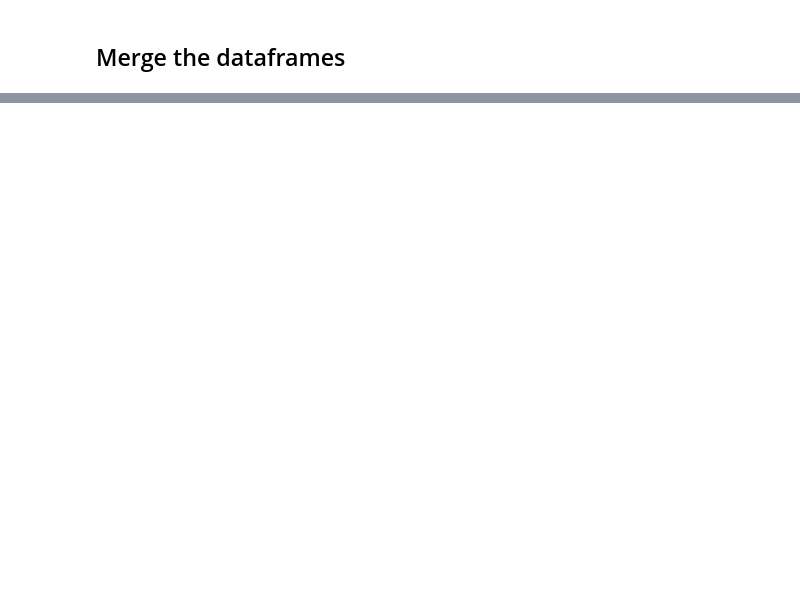
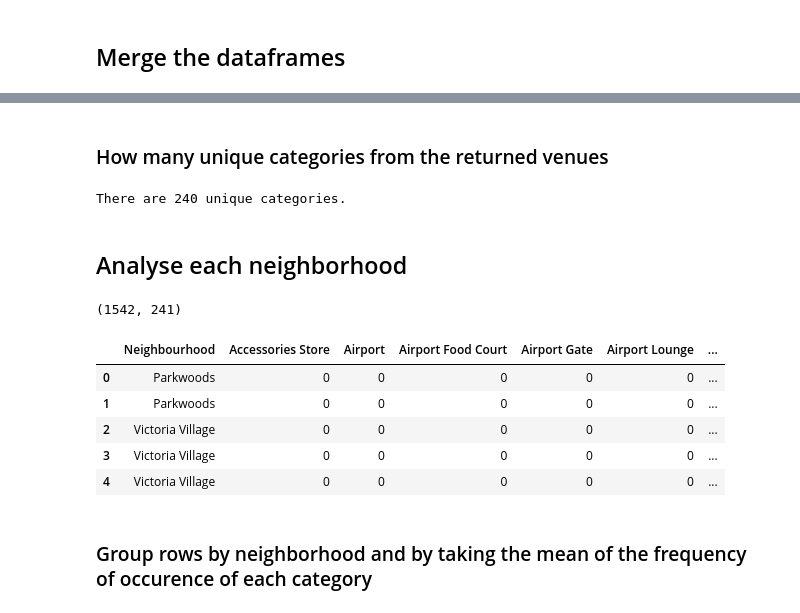
Before and after one commit to SandrineMetral/Coursera_Capstone, a Jupyter notebook: PostalCodes_Table.ipynb, the cells around one changed output, grey strips where cells are left out. Saved outputs shown, nothing was run; the diff lists cells and outputs as text; code cells hidden in the pictures; blank space fills up the shorter version.

```diff
--- a/PostalCodes_Table.ipynb
+++ b/PostalCodes_Table.ipynb
@@ -106,0 +164,23 @@ PC.head()
+# %%
+# Define Latitude and Longitude of Toronto
+T_lon = -79.3831843
+T_lat = 43.653226
+
+# Create map of Toronto
+map_toronto = folium.Map(location = [T_lat, T_lon], zoom_start=12)
+
+# Add markers to map
+for lat, lon, neighborhood in zip(PC_expl['Latitude'], PC_expl['Longitude'], PC_expl['Neighbourhood']):
+    label = '{}'.format(neighborhood)
+    label = folium.Popup(label,parse_html=True)
+    folium.CircleMarker(
+        [lat, lon],
+        radius = 5,
+        popup = label,
+        color = 'blue',
+        fill = True,
+        fill_color = '#3186cc',
+        fill_opacity = 0.7,
+        parse_html=False).add_to(map_toronto)
+
+map_toronto
@@ -106,0 +191,4 @@ PC.head()
+# %%
+CLIENT_ID = 'KDJONS01JQACI4YP4Z3ETZ3SR3TCKPBNRUVVIGAWNMLO5CAY' # your Foursquare ID
+CLIENT_SECRET = 'WVQW2BA00RDW4VLQZNNWTO3R3W3CGGUQH3NK4LCG4Z00Q1XT' # your Foursquare Secret
+VERSION = '20180605' # Foursquare API version
@@ -106,0 +244,4 @@ PC.head()
+# %%
+toronto_venues = getNearbyVenues(names = PC_expl['Neighbourhood'], latitudes = PC_expl['Latitude'], longitudes = PC_expl['Longitude'])
+print(toronto_venues.shape)
+toronto_venues.head()
@@ -106,0 +297,31 @@ PC.head()
+# %% [markdown]
+### How many unique categories from the returned venues
+# %%
+print('There are {} unique categories.'.format(len(toronto_venues['Venue Category'].unique())))
+# %% [output]
+There are 240 unique categories.
+# %% [markdown]
+## Analyse each neighborhood
+# %%
+# one hot encoding
+toronto_onehot = pd.get_dummies(toronto_venues[['Venue Category']], prefix="", prefix_sep="")
+
+# add neighborhood column back to dataframe
+toronto_onehot['Neighbourhood'] = toronto_venues['Neighborhood']
+
+# move neighborhood column to the first column
+fixed_columns = [toronto_onehot.columns[-1]] + list(toronto_onehot.columns[:-1])
+toronto_onehot = toronto_onehot[fixed_columns]
+
+print(toronto_onehot.shape)
+toronto_onehot.head()
+# %% [output]
+(1542, 241)
+|  | Neighbourhood | Accessories Store | Airport | Airport Food Court | Airport Gate | Airport Lounge | ... |
+| 0 | Parkwoods | 0 | 0 | 0 | 0 | 0 | ... |
+| 1 | Parkwoods | 0 | 0 | 0 | 0 | 0 | ... |
+| 2 | Victoria Village | 0 | 0 | 0 | 0 | 0 | ... |
+| 3 | Victoria Village | 0 | 0 | 0 | 0 | 0 | ... |
+| 4 | Victoria Village | 0 | 0 | 0 | 0 | 0 | ... |
+# %% [markdown]
+### Group rows by neighborhood and by taking the mean of the frequency of occurence of each category
```
Also changed, not shown: parts of 45 cells of this notebook.
